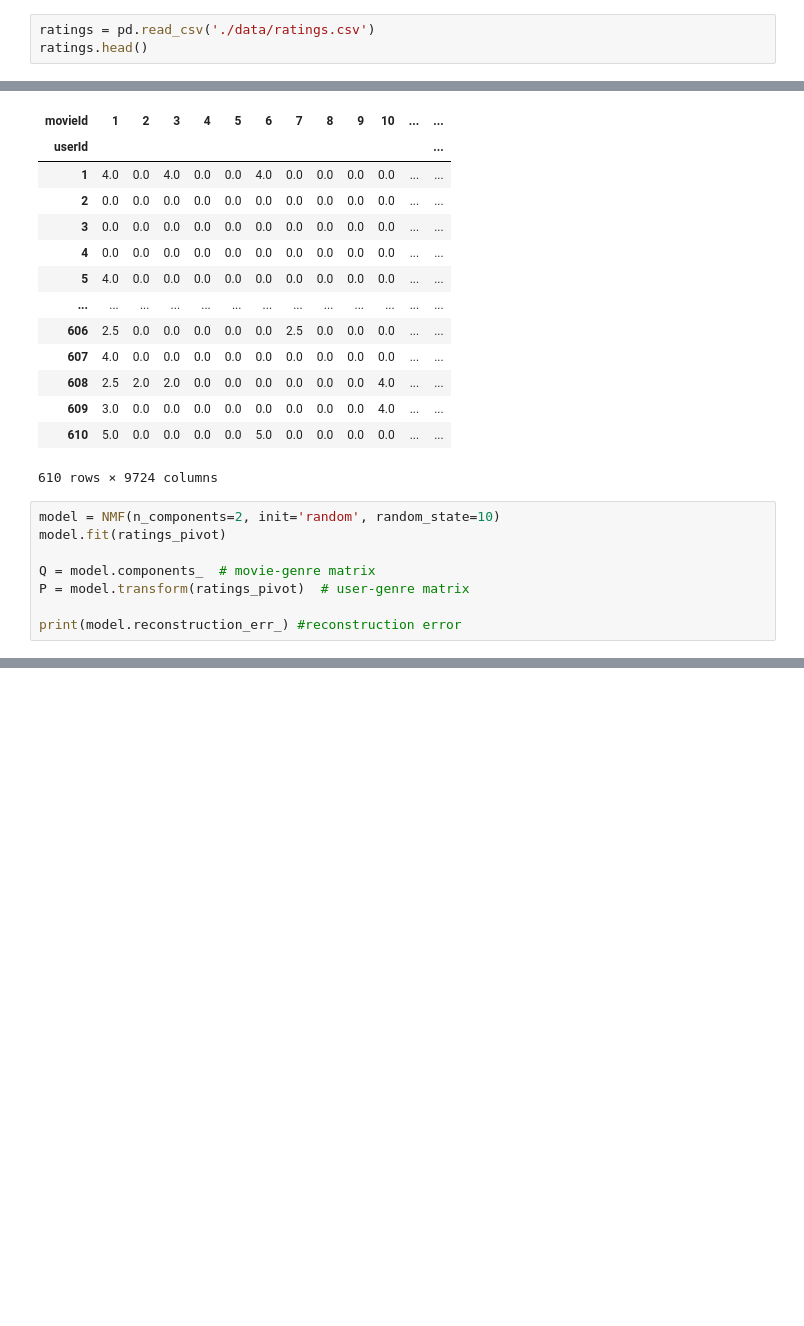
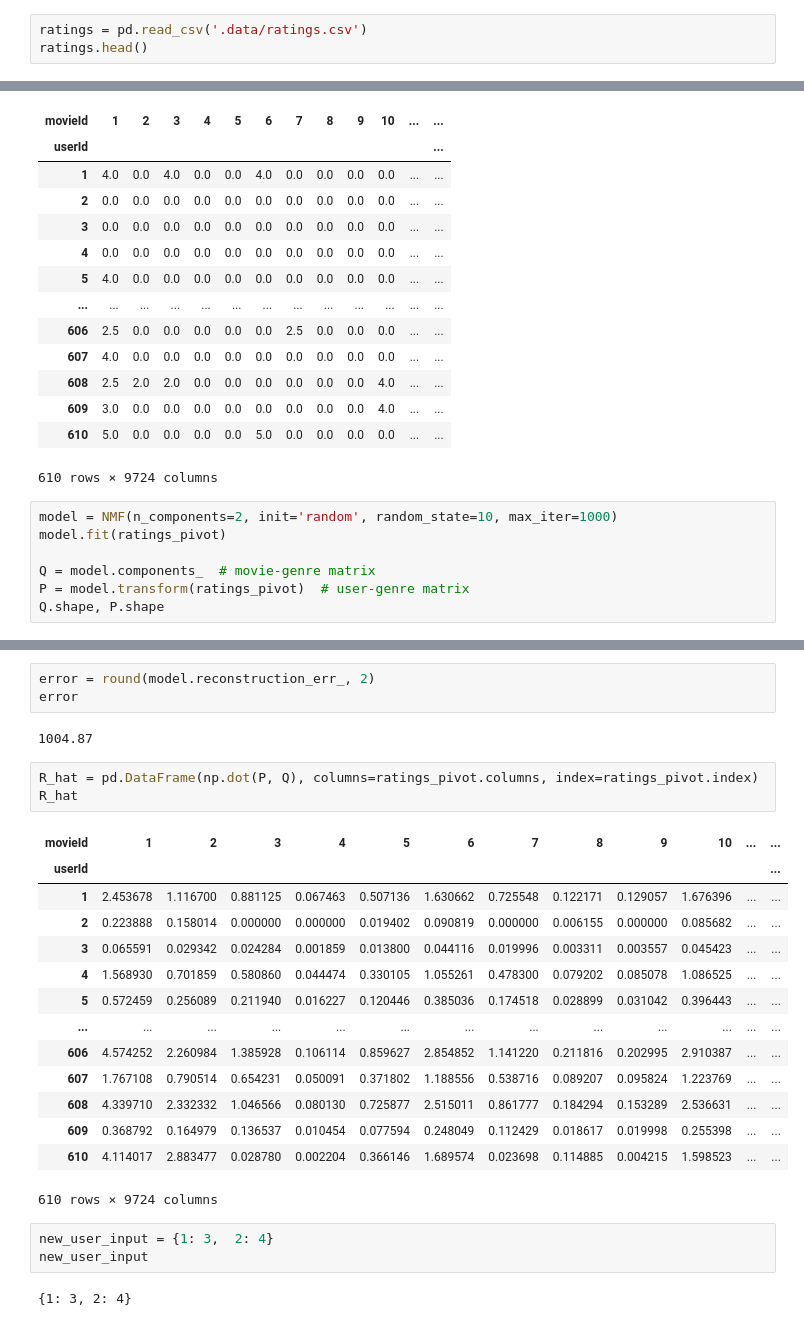
Before and after one commit to lorenanda/movie-recommender, a Jupyter notebook: nmf.ipynb, the cells around one changed output, grey strips where cells are left out. Saved outputs shown, nothing was run; the diff lists cells and outputs as text; blank space fills up the shorter version.

```diff
--- a/eda.ipynb
+++ b/nmf.ipynb
@@ -18,7 +18,7 @@ line0[-5:-1]
 # %% [output]
 '1995'
 # %%
-ratings = pd.read_csv('./data/ratings.csv')
+ratings = pd.read_csv('.data/ratings.csv')
 ratings.head()
 # %% [output]
 |  | userId | movieId | rating | timestamp |
@@ -98,11 +110,10 @@ ratings_pivot
 | 610 | 5.0 | 0.0 | 0.0 | 0.0 | 0.0 | 5.0 | 0.0 | 0.0 | 0.0 | 0.0 | ... | ... |
 610 rows × 9724 columns
 # %%
-model = NMF(n_components=2, init='random', random_state=10)
+model = NMF(n_components=2, init='random', random_state=10, max_iter=1000)
 model.fit(ratings_pivot)
 
 Q = model.components_  # movie-genre matrix
 P = model.transform(ratings_pivot)  # user-genre matrix
-
-print(model.reconstruction_err_) #reconstruction error
+Q.shape, P.shape
 # %% [output]
@@ -134,0 +128,28 @@ print(model.transform(query))
+# %%
+error = round(model.reconstruction_err_, 2)
+error
+# %% [output]
+1004.87
+# %%
+R_hat = pd.DataFrame(np.dot(P, Q), columns=ratings_pivot.columns, index=ratings_pivot.index)
+R_hat
+# %% [output]
+| movieId | 1 | 2 | 3 | 4 | 5 | 6 | 7 | 8 | 9 | 10 | ... | ... |
+| userId |  |  |  |  |  |  |  |  |  |  |  | ... |
+| 1 | 2.453678 | 1.116700 | 0.881125 | 0.067463 | 0.507136 | 1.630662 | 0.725548 | 0.122171 | 0.129057 | 1.676396 | ... | ... |
+| 2 | 0.223888 | 0.158014 | 0.000000 | 0.000000 | 0.019402 | 0.090819 | 0.000000 | 0.006155 | 0.000000 | 0.085682 | ... | ... |
+| 3 | 0.065591 | 0.029342 | 0.024284 | 0.001859 | 0.013800 | 0.044116 | 0.019996 | 0.003311 | 0.003557 | 0.045423 | ... | ... |
+| 4 | 1.568930 | 0.701859 | 0.580860 | 0.044474 | 0.330105 | 1.055261 | 0.478300 | 0.079202 | 0.085078 | 1.086525 | ... | ... |
+| 5 | 0.572459 | 0.256089 | 0.211940 | 0.016227 | 0.120446 | 0.385036 | 0.174518 | 0.028899 | 0.031042 | 0.396443 | ... | ... |
+| ... | ... | ... | ... | ... | ... | ... | ... | ... | ... | ... | ... | ... |
+| 606 | 4.574252 | 2.260984 | 1.385928 | 0.106114 | 0.859627 | 2.854852 | 1.141220 | 0.211816 | 0.202995 | 2.910387 | ... | ... |
+| 607 | 1.767108 | 0.790514 | 0.654231 | 0.050091 | 0.371802 | 1.188556 | 0.538716 | 0.089207 | 0.095824 | 1.223769 | ... | ... |
+| 608 | 4.339710 | 2.332332 | 1.046566 | 0.080130 | 0.725877 | 2.515011 | 0.861777 | 0.184294 | 0.153289 | 2.536631 | ... | ... |
+| 609 | 0.368792 | 0.164979 | 0.136537 | 0.010454 | 0.077594 | 0.248049 | 0.112429 | 0.018617 | 0.019998 | 0.255398 | ... | ... |
+| 610 | 4.114017 | 2.883477 | 0.028780 | 0.002204 | 0.366146 | 1.689574 | 0.023698 | 0.114885 | 0.004215 | 1.598523 | ... | ... |
+610 rows × 9724 columns
+# %%
+new_user_input = {1: 3,  2: 4}
+new_user_input
+# %% [output]
+{1: 3, 2: 4}
```
Also changed, not shown: parts of 11 cells of this notebook.
